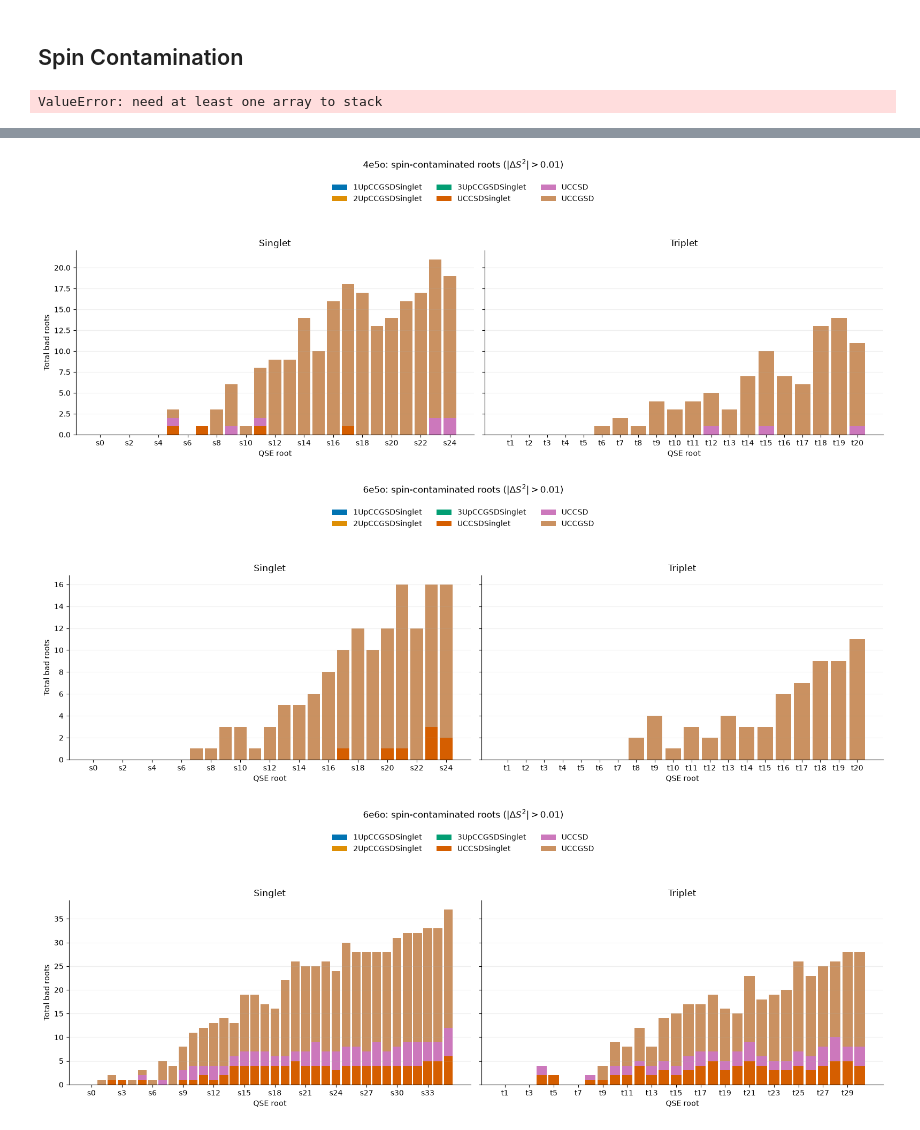
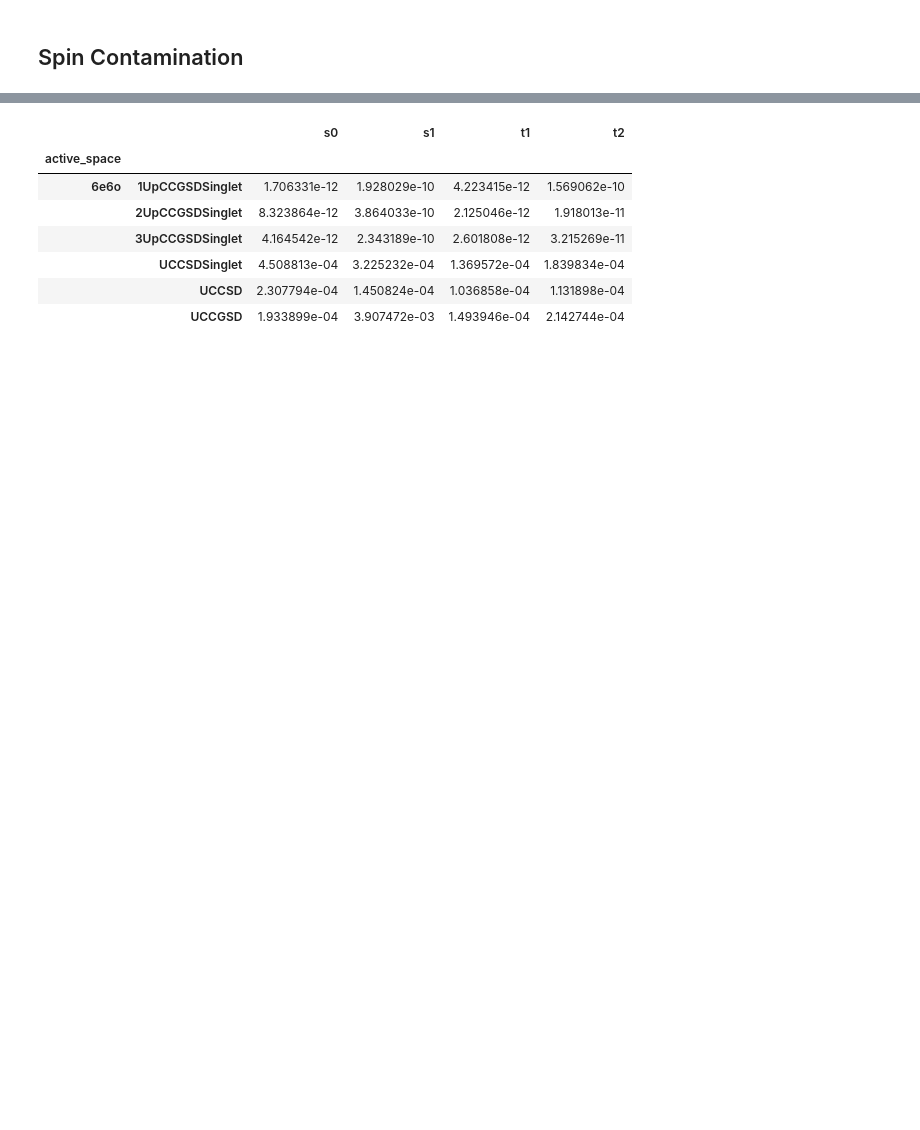
Before and after one commit to naythanyeo/qse-practical-analysis, a Jupyter notebook: notebooks/01_subspace_representability.ipynb, the cells around one changed output, grey strips where cells are left out. Saved outputs shown, nothing was run; the diff lists cells and outputs as text; code cells hidden in the pictures; blank space fills up the shorter version.

```diff
--- a/notebooks/01_subspace_representability.ipynb
+++ b/notebooks/01_subspace_representability.ipynb
@@ -547,29 +605,28 @@ def get_bad_spin_root_data(active_space, df_sv, threshold):
     # Returns both as a dictionary
     return bad_spin_roots, mean_spin_contamination
 # %%
-# Build, save and display the bad-root analysis for every active space
-bad_spin_roots_by_space = {}
-mean_spin_contamination_by_space = {}
-mean_spin_tables = {}
-spin_contamination_figures = []
-
+# Build, save, and display the six-ansatz 6e6o spin-contamination analysis.
+active_space = "6e6o"
 BAD_SPIN_THRESHOLD = 0.01
 
-for active_space in ACTIVE_SPACE_ORDER:
-    bad_spin_roots, mean_spin_contamination = get_bad_spin_root_data(active_space, df_sv, BAD_SPIN_THRESHOLD)
-    df_mean = pd.DataFrame(mean_spin_contamination).T[["s0", "s1", "t1", "t2"]]
+bad_spin_roots, mean_spin_contamination = get_bad_spin_root_data(
+    active_space, df_6e6o, BAD_SPIN_THRESHOLD
+)
+df_mean = (
+    pd.DataFrame(mean_spin_contamination).T
+    .reindex(ANSATZ_ORDER)[["s0", "s1", "t1", "t2"]]
+)
 
-    bad_spin_roots_by_space[active_space] = bad_spin_roots
-    mean_spin_contamination_by_space[active_space] = mean_spin_contamination
-    mean_spin_tables[active_space] = df_mean
-
-    figure = plot_bad_spin_roots(bad_spin_roots, active_space, BAD_SPIN_THRESHOLD)
-    save_figure(figure, "spin_contamination", f"bad_spin_roots_{active_space}")
-    spin_contamination_figures.append(figure)
+bad_spin_roots_by_space = {active_space: bad_spin_roots}
+mean_spin_contamination_by_space = {active_space: mean_spin_contamination}
+mean_spin_tables = {active_space: df_mean}
 
 df_mean_spin_contamination = pd.concat(mean_spin_tables, names=["active_space"])
 save_table(df_mean_spin_contamination, "spin_contamination", "mean_low_lying_spin_contamination")
+
+figure = plot_bad_spin_roots(bad_spin_roots, active_space, BAD_SPIN_THRESHOLD)
+save_figure(figure, "spin_contamination", f"bad_spin_roots_{active_space}")
+
 display(df_mean_spin_contamination)
-show_scrollable_figs(spin_contamination_figures)
+show_scrollable_figs([figure])
 # %% [output]
-ValueError: need at least one array to stack
@@ -580,3 +633,8 @@ ValueError: need at least one array to stack
-[figure, removed]
-[figure, removed]
-[figure, removed]
+|  |  | s0 | s1 | t1 | t2 |
+| active_space |  |  |  |  |  |
+| 6e6o | 1UpCCGSDSinglet | 1.706331e-12 | 1.928029e-10 | 4.223415e-12 | 1.569062e-10 |
+|  | 2UpCCGSDSinglet | 8.323864e-12 | 3.864033e-10 | 2.125046e-12 | 1.918013e-11 |
+|  | 3UpCCGSDSinglet | 4.164542e-12 | 2.343189e-10 | 2.601808e-12 | 3.215269e-11 |
+|  | UCCSDSinglet | 4.508813e-04 | 3.225232e-04 | 1.369572e-04 | 1.839834e-04 |
+|  | UCCSD | 2.307794e-04 | 1.450824e-04 | 1.036858e-04 | 1.131898e-04 |
+|  | UCCGSD | 1.933899e-04 | 3.907472e-03 | 1.493946e-04 | 2.142744e-04 |
```
Also changed, not shown: parts of 6 cells of this notebook, 1 other file.
